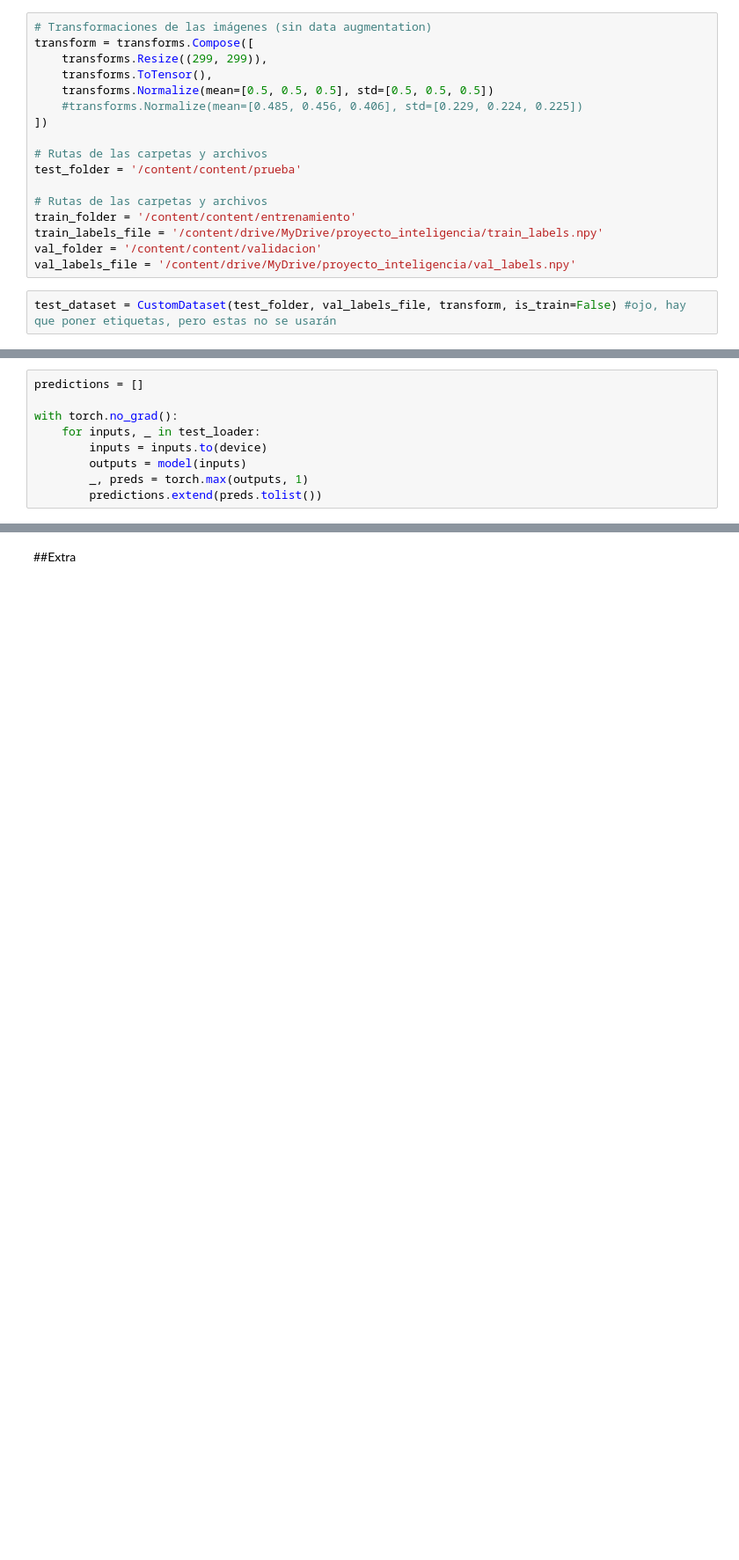
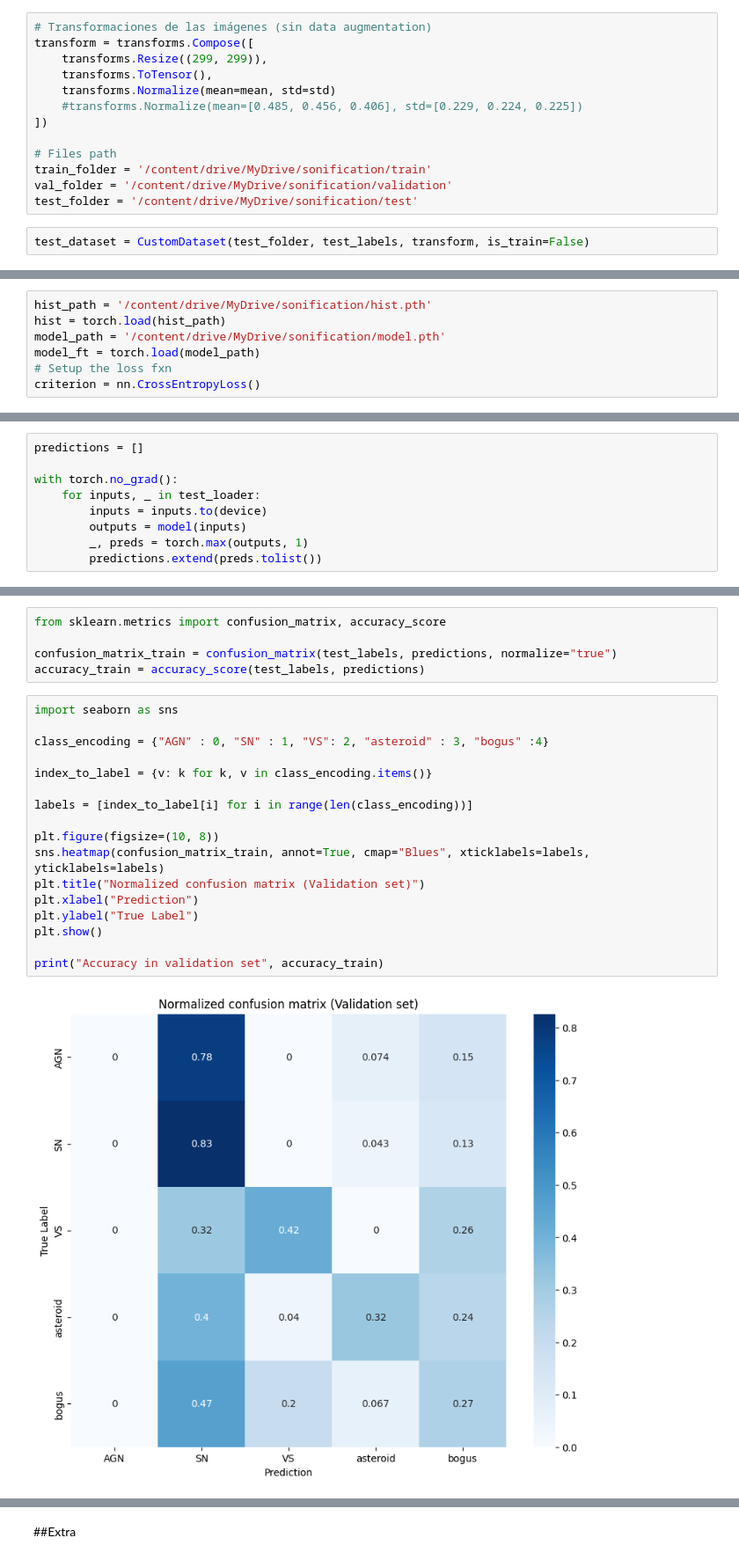
Before and after one commit to lilasch/Sonification_Project, a Jupyter notebook: Goofy_ah_ah_code.ipynb, the cells around one changed output, grey strips where cells are left out. Shown at 88% size. Drawn from its saved outputs; the diff is of its cells as text; blank space fills up the shorter version.

```diff
--- a/Goofy_ah_ah_code.ipynb
+++ b/Goofy_ah_ah_code.ipynb
@@ -660,19 +586,15 @@ class CustomDataset(Dataset):
 transform = transforms.Compose([
     transforms.Resize((299, 299)),
     transforms.ToTensor(),
-    transforms.Normalize(mean=[0.5, 0.5, 0.5], std=[0.5, 0.5, 0.5])
+    transforms.Normalize(mean=mean, std=std)
     #transforms.Normalize(mean=[0.485, 0.456, 0.406], std=[0.229, 0.224, 0.225])
 ])
 
-# Rutas de las carpetas y archivos
-test_folder = '/content/content/prueba'
-
-# Rutas de las carpetas y archivos
-train_folder = '/content/content/entrenamiento'
-train_labels_file = '/content/drive/MyDrive/proyecto_inteligencia/train_labels.npy'
-val_folder = '/content/content/validacion'
-val_labels_file = '/content/drive/MyDrive/proyecto_inteligencia/val_labels.npy'
+# Files path
+train_folder = '/content/drive/MyDrive/sonification/train'
+val_folder = '/content/drive/MyDrive/sonification/validation'
+test_folder = '/content/drive/MyDrive/sonification/test'
 # %%
-test_dataset = CustomDataset(test_folder, val_labels_file, transform, is_train=False) #ojo, hay que poner etiquetas, pero estas no se usarán
+test_dataset = CustomDataset(test_folder, test_labels, transform, is_train=False)
 # %%
 test_loader = DataLoader(test_dataset, batch_size=batch_size, shuffle=False)
@@ -681,3 +601,10 @@ model_path = '/content/drive/MyDrive/proyecto_inteligencia/model_vggH2_3.pth'
+# %%
+hist_path = '/content/drive/MyDrive/sonification/hist.pth'
+hist = torch.load(hist_path)
+model_path = '/content/drive/MyDrive/sonification/model.pth'
+model_ft = torch.load(model_path)
+# Setup the loss fxn
+criterion = nn.CrossEntropyLoss()
 # %%
 model = torch.load(model_path)
 # %%
@@ -713,0 +623,24 @@ df.to_csv('test_vgg_H2_3.csv', index=False)
+# %%
+from sklearn.metrics import confusion_matrix, accuracy_score
+
+confusion_matrix_train = confusion_matrix(test_labels, predictions, normalize="true")
+accuracy_train = accuracy_score(test_labels, predictions)
+# %%
+import seaborn as sns
+
+class_encoding = {"AGN" : 0, "SN" : 1, "VS": 2, "asteroid" : 3, "bogus" :4}
+
+index_to_label = {v: k for k, v in class_encoding.items()}
+
+labels = [index_to_label[i] for i in range(len(class_encoding))]
+
+plt.figure(figsize=(10, 8))
+sns.heatmap(confusion_matrix_train, annot=True, cmap="Blues", xticklabels=labels, yticklabels=labels)
+plt.title("Normalized confusion matrix (Validation set)")
+plt.xlabel("Prediction")
+plt.ylabel("True Label")
+plt.show()
+
+print("Accuracy in validation set", accuracy_train)
+# %% [output]
+[figure, added]
```
Also changed, not shown: parts of 40 cells of this notebook.
